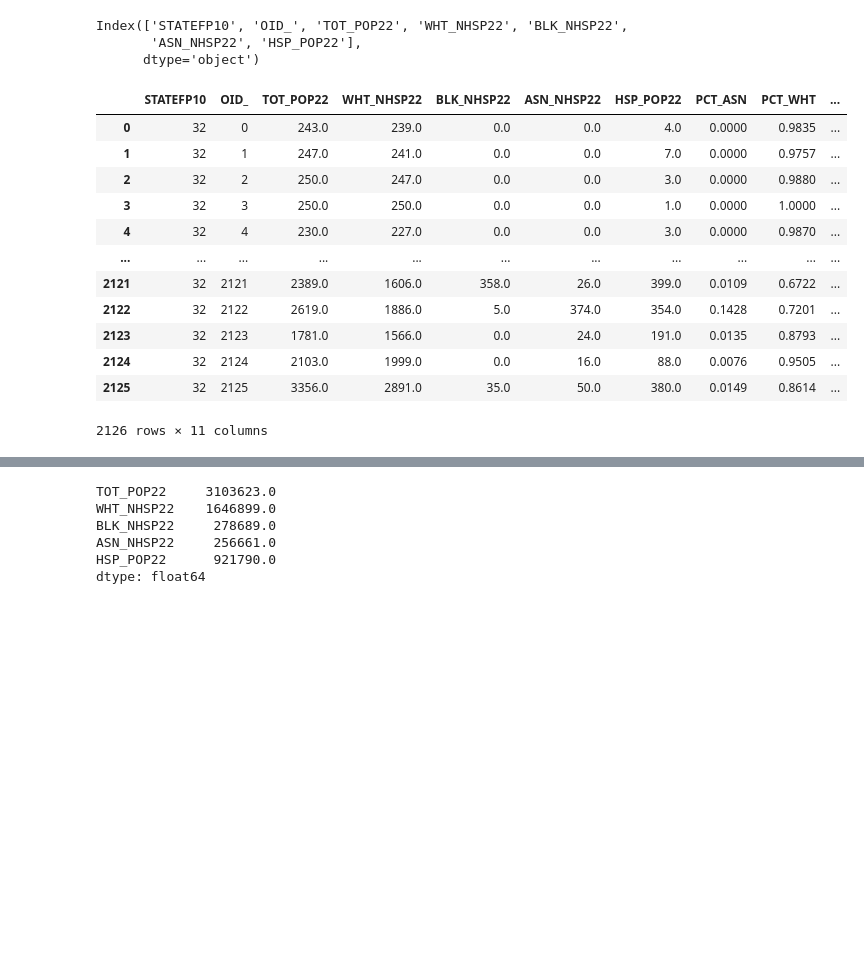
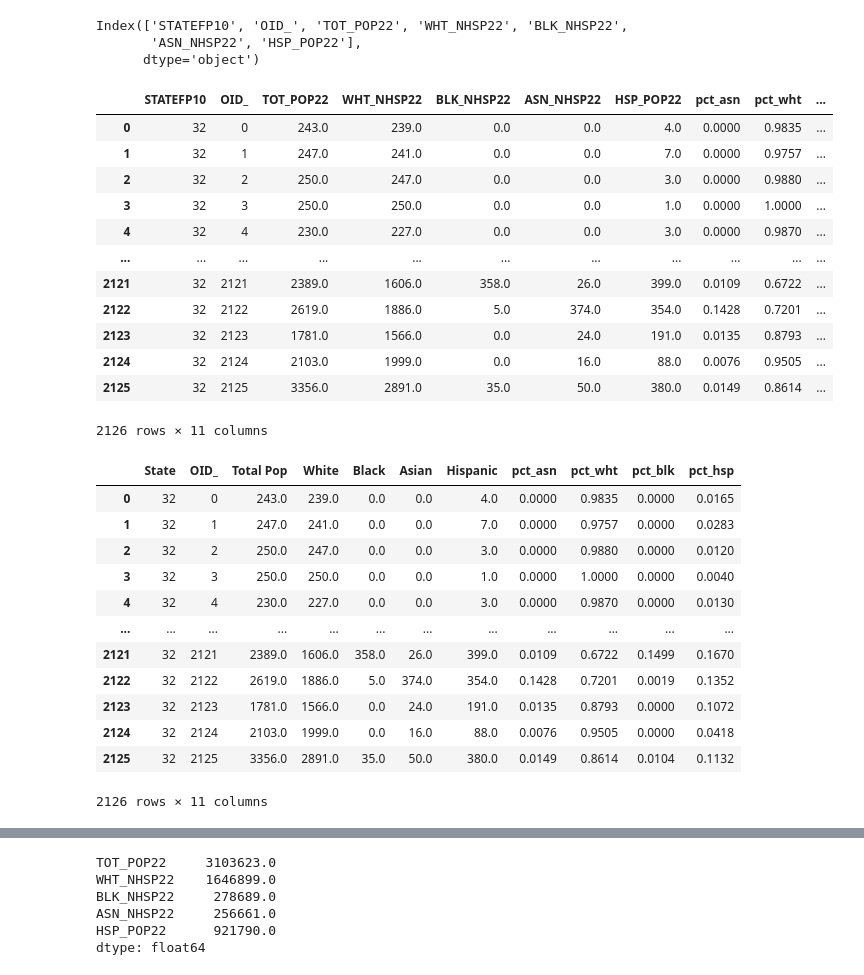
Before and after one commit to dlin462/Fair-Maps, a Jupyter notebook: scripts/nv_preprocessing.ipynb, the cells around one changed output, grey strips where cells are left out. Cells and saved outputs as stored; diff of their text form; code cells hidden in the pictures; blank space fills up the shorter version.

```diff
--- a/scripts/nv_preprocessing.ipynb
+++ b/scripts/nv_preprocessing.ipynb
@@ -387,19 +387,29 @@ total_pop = nv_demographic_df.groupby('OID_')[['WHT_NHSP22', 'BLK_NHSP22', 'ASN_
 nv_demographic_df['TOT_POP22'] = total_pop
 nv_demographic_df[['TOT_POP22', 'WHT_NHSP22','BLK_NHSP22', 'ASN_NHSP22', 'HSP_POP22']] = np.ceil(nv_demographic_df[['TOT_POP22', 'WHT_NHSP22','BLK_NHSP22', 'ASN_NHSP22', 'HSP_POP22']])
 
-nv_demographic_df['PCT_ASN'] = (nv_demographic_df['ASN_NHSP22'] / nv_demographic_df['TOT_POP22']).round(4)
-nv_demographic_df['PCT_WHT'] = (nv_demographic_df['WHT_NHSP22'] / nv_demographic_df['TOT_POP22']).round(4)
-nv_demographic_df['PCT_BLK'] = (nv_demographic_df['BLK_NHSP22'] / nv_demographic_df['TOT_POP22']).round(4)
-nv_demographic_df['PCT_HSP'] = (nv_demographic_df['HSP_POP22'] / nv_demographic_df['TOT_POP22']).round(4)
+nv_demographic_df['pct_asn'] = (nv_demographic_df['ASN_NHSP22'] / nv_demographic_df['TOT_POP22']).round(4)
+nv_demographic_df['pct_wht'] = (nv_demographic_df['WHT_NHSP22'] / nv_demographic_df['TOT_POP22']).round(4)
+nv_demographic_df['pct_blk'] = (nv_demographic_df['BLK_NHSP22'] / nv_demographic_df['TOT_POP22']).round(4)
+nv_demographic_df['pct_hsp'] = (nv_demographic_df['HSP_POP22'] / nv_demographic_df['TOT_POP22']).round(4)
 # %% [output]
 Index(['STATEFP10', 'OID_', 'TOT_POP22', 'WHT_NHSP22', 'BLK_NHSP22',
        'ASN_NHSP22', 'HSP_POP22'],
       dtype='object')
 # %%
 display(nv_demographic_df)
+new_col_names = {
+    'STATEFP10': 'State',
+    'TOT_POP22': 'Total Pop',
+    'WHT_NHSP22': 'White',
+    'BLK_NHSP22': 'Black',
+    'ASN_NHSP22': 'Asian',
+    'HSP_POP22': 'Hispanic'
+}
+nv_demographic_df.rename(columns=new_col_names, inplace=True)
+display(nv_demographic_df)
 nv_demographic_dict = nv_demographic_df.to_dict(orient='records')
 # %% [output]
-|  | STATEFP10 | OID_ | TOT_POP22 | WHT_NHSP22 | BLK_NHSP22 | ASN_NHSP22 | HSP_POP22 | PCT_ASN | PCT_WHT | ... |
+|  | STATEFP10 | OID_ | TOT_POP22 | WHT_NHSP22 | BLK_NHSP22 | ASN_NHSP22 | HSP_POP22 | pct_asn | pct_wht | ... |
 | 0 | 32 | 0 | 243.0 | 239.0 | 0.0 | 0.0 | 4.0 | 0.0000 | 0.9835 | ... |
 | 1 | 32 | 1 | 247.0 | 241.0 | 0.0 | 0.0 | 7.0 | 0.0000 | 0.9757 | ... |
 | 2 | 32 | 2 | 250.0 | 247.0 | 0.0 | 0.0 | 3.0 | 0.0000 | 0.9880 | ... |
@@ -412,3 +422,16 @@ nv_demographic_dict = nv_demographic_df.to_dict(orient='records')
 | 2124 | 32 | 2124 | 2103.0 | 1999.0 | 0.0 | 16.0 | 88.0 | 0.0076 | 0.9505 | ... |
 | 2125 | 32 | 2125 | 3356.0 | 2891.0 | 35.0 | 50.0 | 380.0 | 0.0149 | 0.8614 | ... |
 2126 rows × 11 columns
+|  | State | OID_ | Total Pop | White | Black | Asian | Hispanic | pct_asn | pct_wht | pct_blk | pct_hsp |
+| 0 | 32 | 0 | 243.0 | 239.0 | 0.0 | 0.0 | 4.0 | 0.0000 | 0.9835 | 0.0000 | 0.0165 |
+| 1 | 32 | 1 | 247.0 | 241.0 | 0.0 | 0.0 | 7.0 | 0.0000 | 0.9757 | 0.0000 | 0.0283 |
+| 2 | 32 | 2 | 250.0 | 247.0 | 0.0 | 0.0 | 3.0 | 0.0000 | 0.9880 | 0.0000 | 0.0120 |
+| 3 | 32 | 3 | 250.0 | 250.0 | 0.0 | 0.0 | 1.0 | 0.0000 | 1.0000 | 0.0000 | 0.0040 |
+| 4 | 32 | 4 | 230.0 | 227.0 | 0.0 | 0.0 | 3.0 | 0.0000 | 0.9870 | 0.0000 | 0.0130 |
+| ... | ... | ... | ... | ... | ... | ... | ... | ... | ... | ... | ... |
+| 2121 | 32 | 2121 | 2389.0 | 1606.0 | 358.0 | 26.0 | 399.0 | 0.0109 | 0.6722 | 0.1499 | 0.1670 |
+| 2122 | 32 | 2122 | 2619.0 | 1886.0 | 5.0 | 374.0 | 354.0 | 0.1428 | 0.7201 | 0.0019 | 0.1352 |
+| 2123 | 32 | 2123 | 1781.0 | 1566.0 | 0.0 | 24.0 | 191.0 | 0.0135 | 0.8793 | 0.0000 | 0.1072 |
+| 2124 | 32 | 2124 | 2103.0 | 1999.0 | 0.0 | 16.0 | 88.0 | 0.0076 | 0.9505 | 0.0000 | 0.0418 |
+| 2125 | 32 | 2125 | 3356.0 | 2891.0 | 35.0 | 50.0 | 380.0 | 0.0149 | 0.8614 | 0.0104 | 0.1132 |
+2126 rows × 11 columns
```
Also changed, not shown: parts of 4 cells of this notebook, 17 other files.
